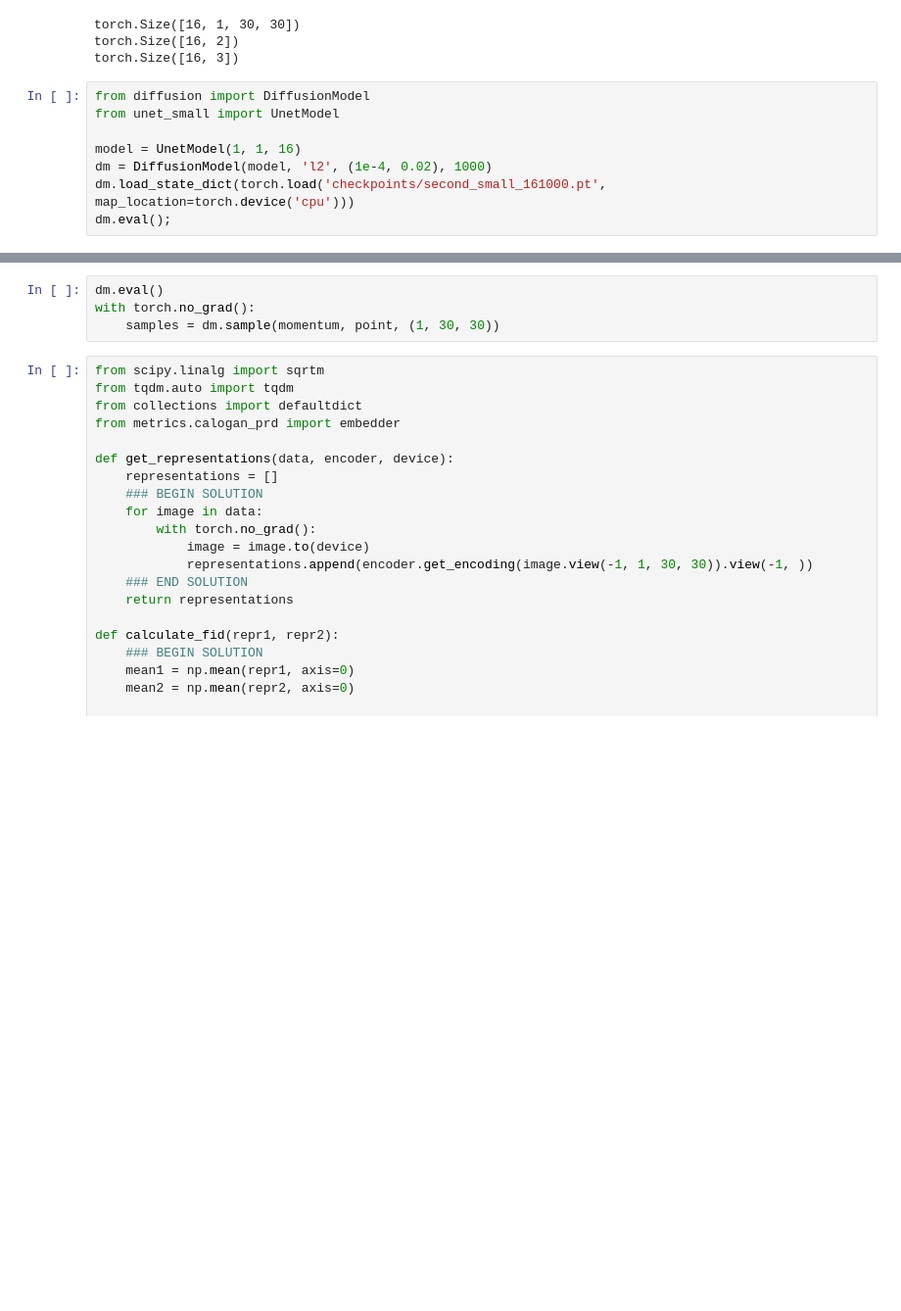
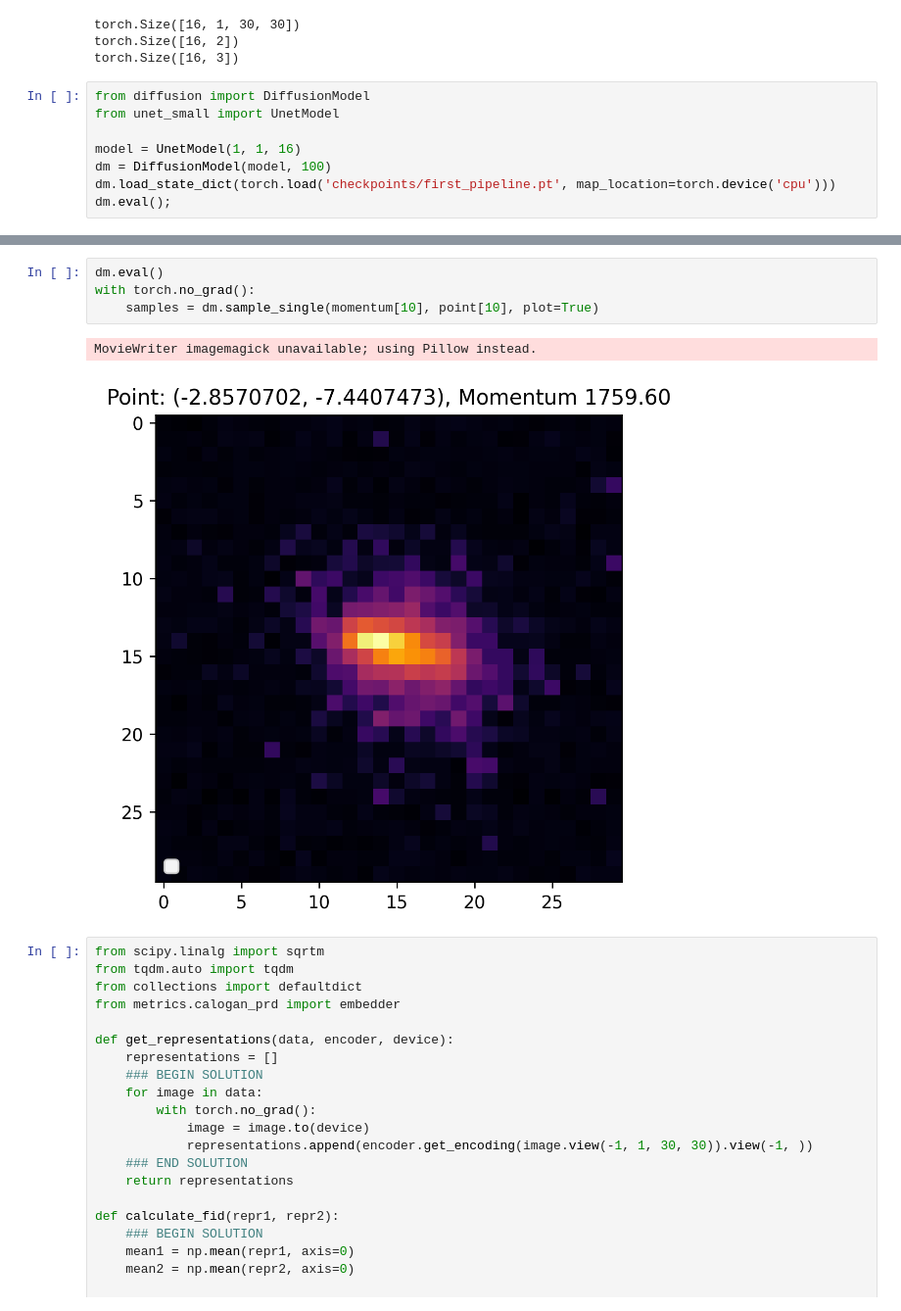
Before and after one commit to sashaatlasov/DiffusionDipolma, a Jupyter notebook: test.ipynb, the cells around one changed output, grey strips where cells are left out. Shown at 98% size. Saved outputs shown, nothing was run; the diff lists cells and outputs as text; blank space fills up the shorter version.

Commit message:
general pipeline fixes

```diff
--- a/test.ipynb
+++ b/test.ipynb
@@ -34,6 +34,6 @@ from diffusion import DiffusionModel
 from unet_small import UnetModel
 
 model = UnetModel(1, 1, 16)
-dm = DiffusionModel(model, 'l2', (1e-4, 0.02), 1000)
-dm.load_state_dict(torch.load('checkpoints/second_small_161000.pt', map_location=torch.device('cpu')))
+dm = DiffusionModel(model, 100)
+dm.load_state_dict(torch.load('checkpoints/first_pipeline.pt', map_location=torch.device('cpu')))
 dm.eval();
@@ -48,7 +40,10 @@ calc_metrics(dm, val_loader, 50)
 # %%
 dm.eval()
 with torch.no_grad():
-    samples = dm.sample(momentum, point, (1, 30, 30))
+    samples = dm.sample_single(momentum[10], point[10], plot=True)
+# %% [output]
+MovieWriter imagemagick unavailable; using Pillow instead.
+[figure, added]
 # %%
 from scipy.linalg import sqrtm
 from tqdm.auto import tqdm
```
Also changed, not shown: parts of 2 cells of this notebook, 6 other files.
